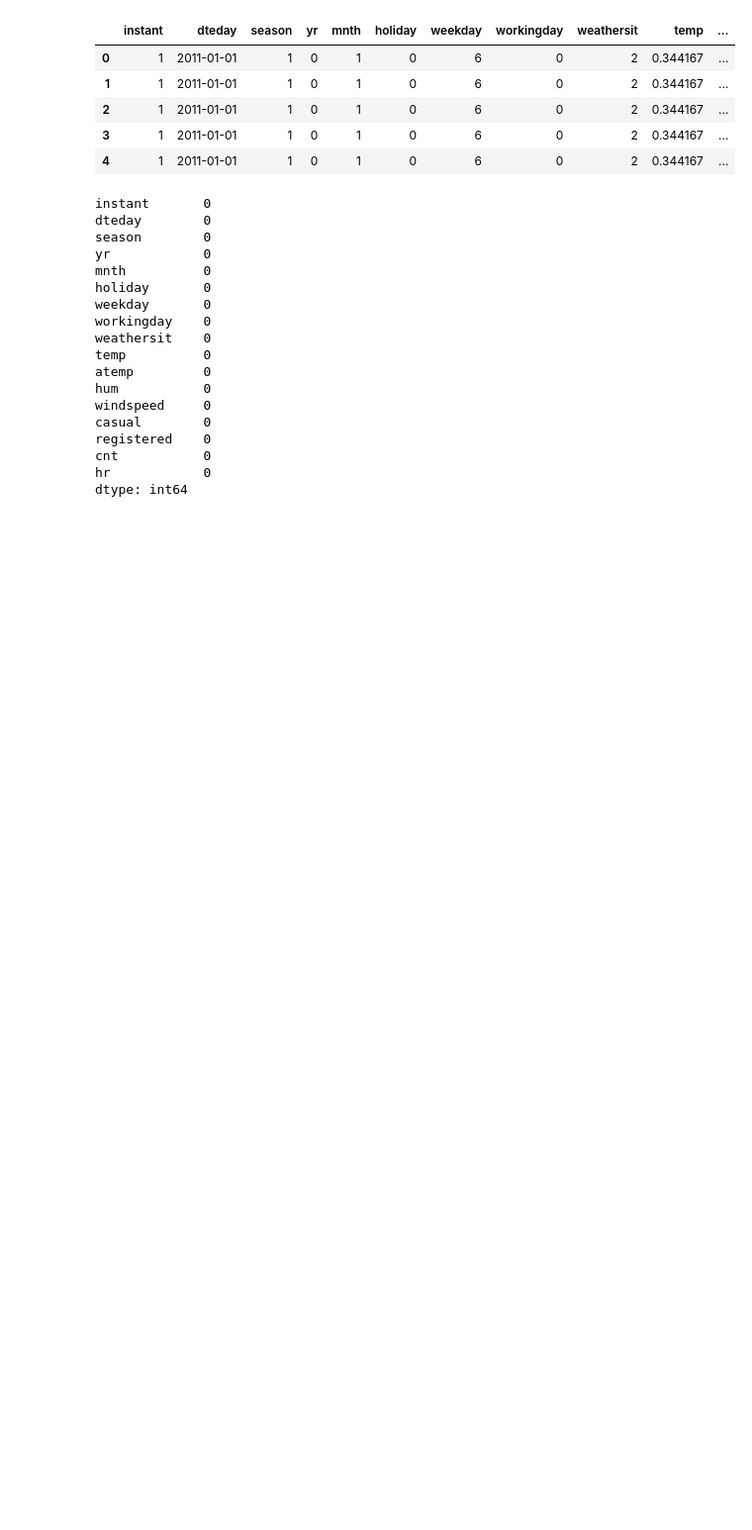
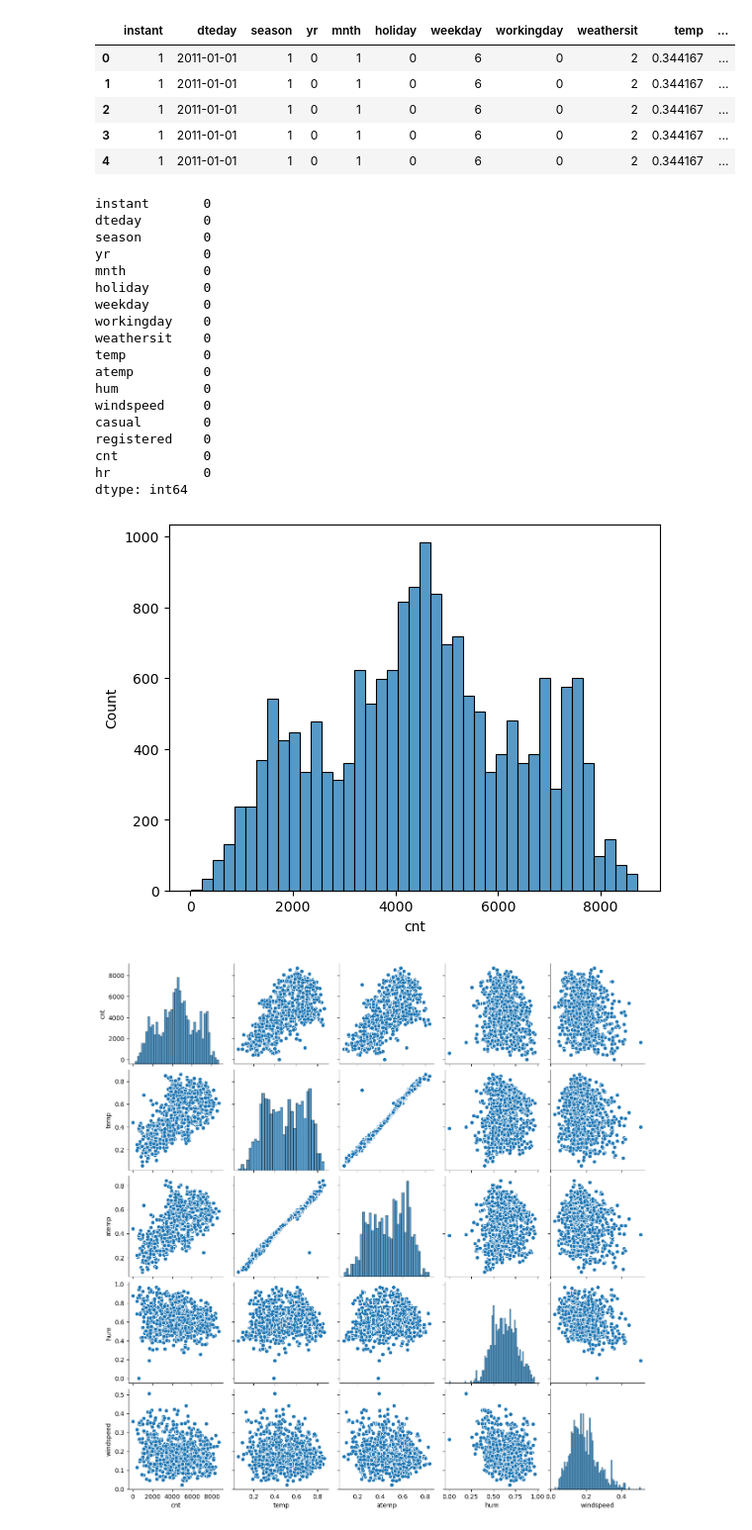
Before and after one commit to cukiprit/Submission-Dicoding-Data-Analysis, a Jupyter notebook: data_cleaning.ipynb, the cells around one changed output. Shown at 99% size. Drawn from its saved outputs; the diff is of its cells as text; code cells hidden in the pictures; blank space fills up the shorter version.

```diff
--- a/data_cleaning.ipynb
+++ b/data_cleaning.ipynb
@@ -255,3 +293,14 @@ registered    0
 cnt           0
 hr            0
 dtype: int64
+# %%
+# Distribution of 'cnt'
+sns.histplot(data=merged_df, x="cnt")
+plt.show()
+
+# Relationship with other variables
+sns.pairplot(merged_df, vars=["cnt", "temp", "atemp", "hum", "windspeed"])
+plt.show()
+# %% [output]
+[figure, added]
+[figure, added]
```
Also changed, not shown: parts of 32 cells of this notebook, 3 other files.
